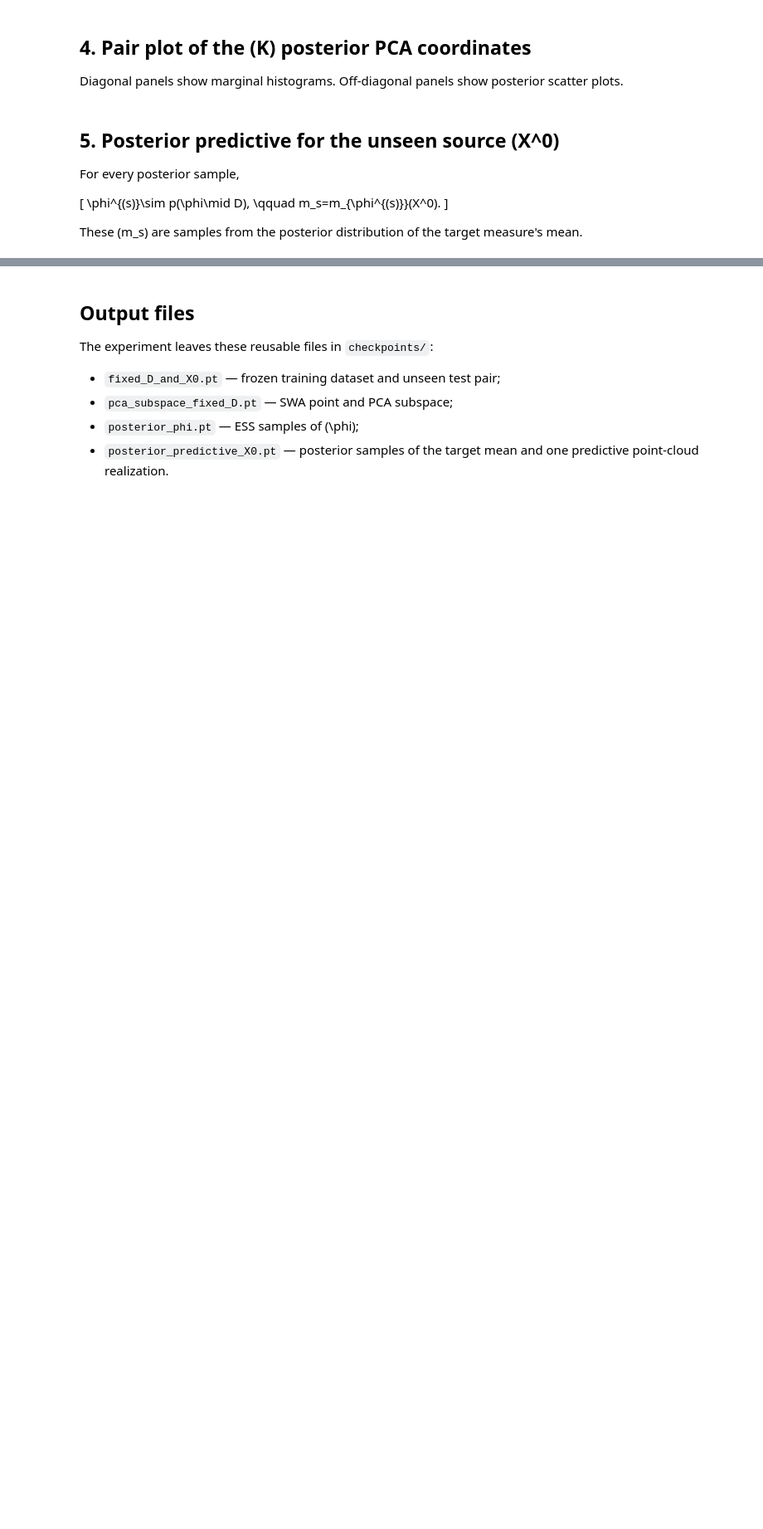
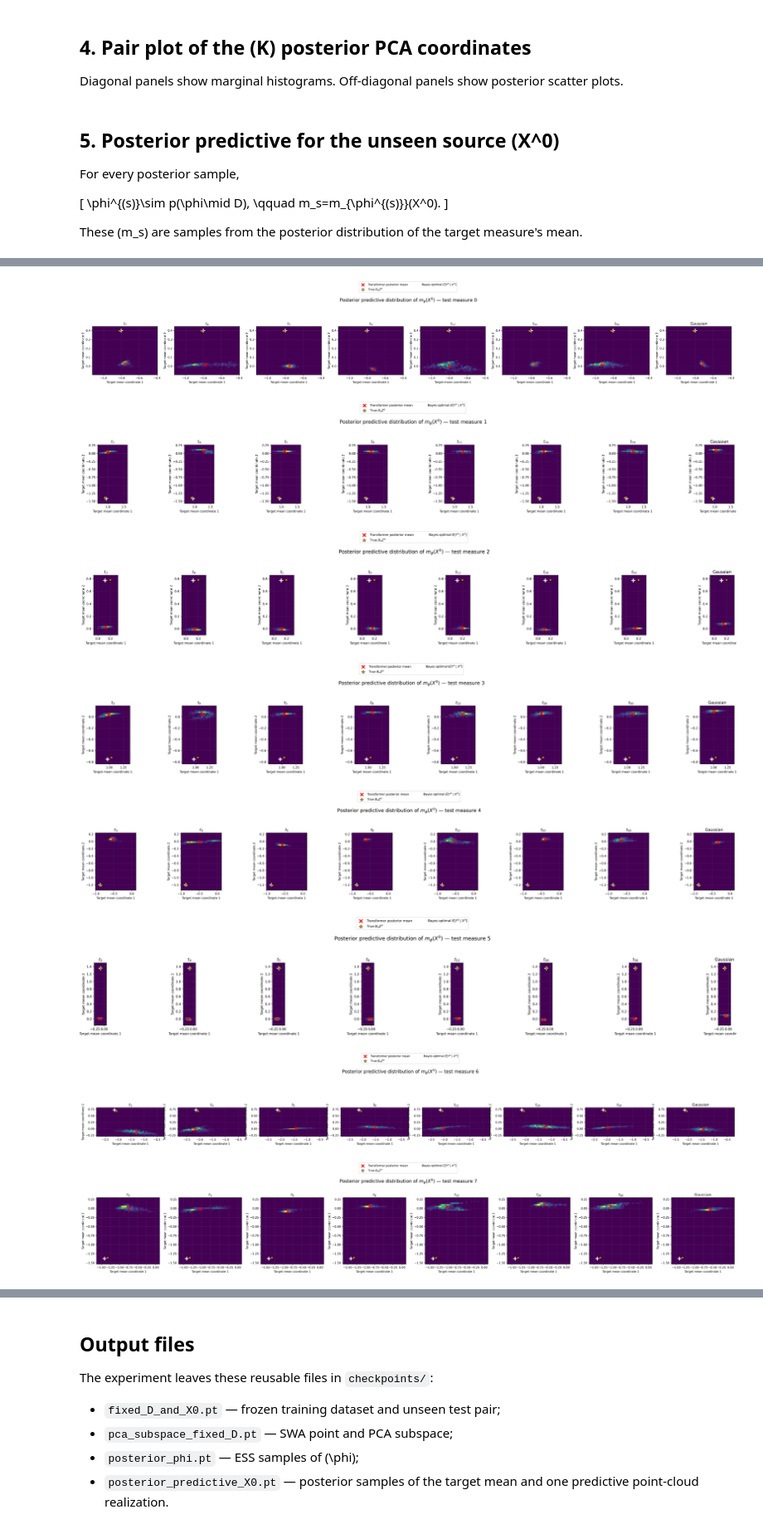
Before and after one commit to djskog/simple_gaussian_example, a Jupyter notebook: notebooks/colab_bayesian_m2m_driver.ipynb, the cells around one changed output, grey strips where cells are left out. Shown at 83% size. Saved outputs shown, nothing was run; the diff lists cells and outputs as text; code cells hidden in the pictures; blank space fills up the shorter version.

Commit message:
Feat: Added metric calculation and plotting

```diff
--- a/notebooks/colab_bayesian_m2m_driver.ipynb
+++ b/notebooks/colab_bayesian_m2m_driver.ipynb
@@ -106,14 +114,17 @@ if torch.cuda.is_available():
 SEED = 7
 
 N_TRAIN_MEASURES = 500
-N_MEASURES = 10
+N_TEST_MEASURES = 10
 N_POINTS = 128
 
-beta = torch.zeros(2)
+beta = torch.tensor([2.0, 2.0])
 Sigma_Z = torch.eye(2)
-Sigma_X = 0.25 * torch.eye(2)
-Sigma_Y = 0.10 * torch.eye(2)
-B0 = torch.eye(2)
+Sigma_X = torch.eye(2)
+Sigma_Y = 0.5 * torch.eye(2)
+B0 = torch.tensor([
+    [1.0, 0.0],
+    [0.0, 0.0],
+    ])
 
 T_DFs = [np.inf, 3.0, 4.0, 5.0, 8.0, 12.0, 20.0, 50.0]
 
@@ -131,7 +142,7 @@ PRIOR_STD = 1
 ESS_BURN_IN = 100
 ESS_NUM_SAMPLES = 1000
 ESS_THIN = 1
-ESS_TEMPERATURE = 1e3
+ESS_TEMPERATURE = 1e5
 ESS_SEED = 1234
 # %% [markdown]
 ## 1. Generate and freeze \(D\) and an unseen test pair
@@ -548,0 +640,21 @@ CalledProcessError: Command '['/usr/bin/python3', '-u', '/content/simple_gaussia
+# %%
+from IPython.display import display, Image
+
+for measure_idx in range(n_plots):
+    figure_path = (
+        FIGURE_DIR
+        / f"posterior_predictive_df_sweep_measure_{measure_idx}.png"
+    )
+
+    display(Image(
+        filename=str(figure_path)
+    ))
+# %% [output]
+[figure, added]
+[figure, added]
+[figure, added]
+[figure, added]
+[figure, added]
+[figure, added]
+[figure, added]
+[figure, added]
```
Also changed, not shown: parts of 11 cells of this notebook.
